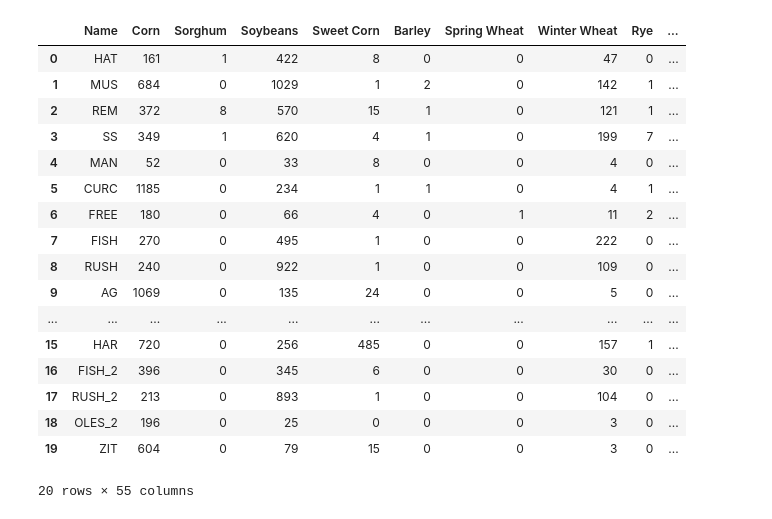
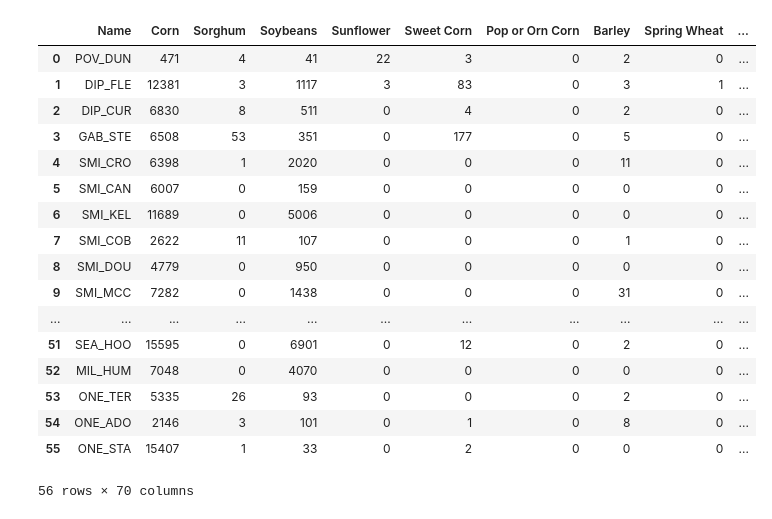
Before and after one commit to chloecho31/cornell, a Jupyter notebook: Resources/cdl_processing_function.ipynb, the cells around one changed output. Drawn from its saved outputs; the diff is of its cells as text; code cells hidden in the pictures.

Commit message:
2022 cdl data processing

```diff
--- a/Resources/cdl_processing_function.ipynb
+++ b/Resources/cdl_processing_function.ipynb
@@ -147,5 +147,6 @@ landscape_cat = {
 # %%
 metadata = pd.read_csv("../Long_Term_Pest_Data/Landscape/CDL_Metadata_NY_2022.csv")
 qgis_df = pd.read_csv(
-    "../Long_Term_Pest_Data/Landscape/CDL_2022_Chloe_Sites/2023_1km_cdl_output.csv"
+    "../SCM/2023/Landscape/2022_ny_cdl_cultivated/2022_ny_cdl_cultivated_csv/2023_sites_2022_cultivated_3000m_output.csv"
 )
+qgis_df
@@ -178,23 +198,24 @@ def cdl_processing(cdl_metadata, qgis_csv):
     qgis_csv['Other'] = qgis_csv[qgis_csv.columns.intersection(landscape_cat['other'])].sum(axis=1)
     return qgis_csv
 # %%
-cdl_processing(metadata, qgis_df)
+cdl_df = cdl_processing(metadata, qgis_df)
+cdl_df
 # %% [output]
-|  | Name | Corn | Sorghum | Soybeans | Sweet Corn | Barley | Spring Wheat | Winter Wheat | Rye | ... |
-| 0 | HAT | 161 | 1 | 422 | 8 | 0 | 0 | 47 | 0 | ... |
-| 1 | MUS | 684 | 0 | 1029 | 1 | 2 | 0 | 142 | 1 | ... |
-| 2 | REM | 372 | 8 | 570 | 15 | 1 | 0 | 121 | 1 | ... |
-| 3 | SS | 349 | 1 | 620 | 4 | 1 | 0 | 199 | 7 | ... |
-| 4 | MAN | 52 | 0 | 33 | 8 | 0 | 0 | 4 | 0 | ... |
-| 5 | CURC | 1185 | 0 | 234 | 1 | 1 | 0 | 4 | 1 | ... |
-| 6 | FREE | 180 | 0 | 66 | 4 | 0 | 1 | 11 | 2 | ... |
-| 7 | FISH | 270 | 0 | 495 | 1 | 0 | 0 | 222 | 0 | ... |
-| 8 | RUSH | 240 | 0 | 922 | 1 | 0 | 0 | 109 | 0 | ... |
-| 9 | AG | 1069 | 0 | 135 | 24 | 0 | 0 | 5 | 0 | ... |
+|  | Name | Corn | Sorghum | Soybeans | Sunflower | Sweet Corn | Pop or Orn Corn | Barley | Spring Wheat | ... |
+| 0 | POV_DUN | 471 | 4 | 41 | 22 | 3 | 0 | 2 | 0 | ... |
+| 1 | DIP_FLE | 12381 | 3 | 1117 | 3 | 83 | 0 | 3 | 1 | ... |
+| 2 | DIP_CUR | 6830 | 8 | 511 | 0 | 4 | 0 | 2 | 0 | ... |
+| 3 | GAB_STE | 6508 | 53 | 351 | 0 | 177 | 0 | 5 | 0 | ... |
+| 4 | SMI_CRO | 6398 | 1 | 2020 | 0 | 0 | 0 | 11 | 0 | ... |
+| 5 | SMI_CAN | 6007 | 0 | 159 | 0 | 0 | 0 | 0 | 0 | ... |
+| 6 | SMI_KEL | 11689 | 0 | 5006 | 0 | 0 | 0 | 0 | 0 | ... |
+| 7 | SMI_COB | 2622 | 11 | 107 | 0 | 0 | 0 | 1 | 0 | ... |
+| 8 | SMI_DOU | 4779 | 0 | 950 | 0 | 0 | 0 | 0 | 0 | ... |
+| 9 | SMI_MCC | 7282 | 0 | 1438 | 0 | 0 | 0 | 31 | 0 | ... |
 | ... | ... | ... | ... | ... | ... | ... | ... | ... | ... | ... |
-| 15 | HAR | 720 | 0 | 256 | 485 | 0 | 0 | 157 | 1 | ... |
-| 16 | FISH_2 | 396 | 0 | 345 | 6 | 0 | 0 | 30 | 0 | ... |
-| 17 | RUSH_2 | 213 | 0 | 893 | 1 | 0 | 0 | 104 | 0 | ... |
-| 18 | OLES_2 | 196 | 0 | 25 | 0 | 0 | 0 | 3 | 0 | ... |
-| 19 | ZIT | 604 | 0 | 79 | 15 | 0 | 0 | 3 | 0 | ... |
+| 51 | SEA_HOO | 15595 | 0 | 6901 | 0 | 12 | 0 | 2 | 0 | ... |
+| 52 | MIL_HUM | 7048 | 0 | 4070 | 0 | 0 | 0 | 0 | 0 | ... |
+| 53 | ONE_TER | 5335 | 26 | 93 | 0 | 0 | 0 | 2 | 0 | ... |
+| 54 | ONE_ADO | 2146 | 3 | 101 | 0 | 1 | 0 | 8 | 0 | ... |
+| 55 | ONE_STA | 15407 | 1 | 33 | 0 | 2 | 0 | 0 | 0 | ... |
-20 rows × 55 columns
+56 rows × 70 columns
```
Also changed, not shown: parts of 2 cells of this notebook, 5 other files.
